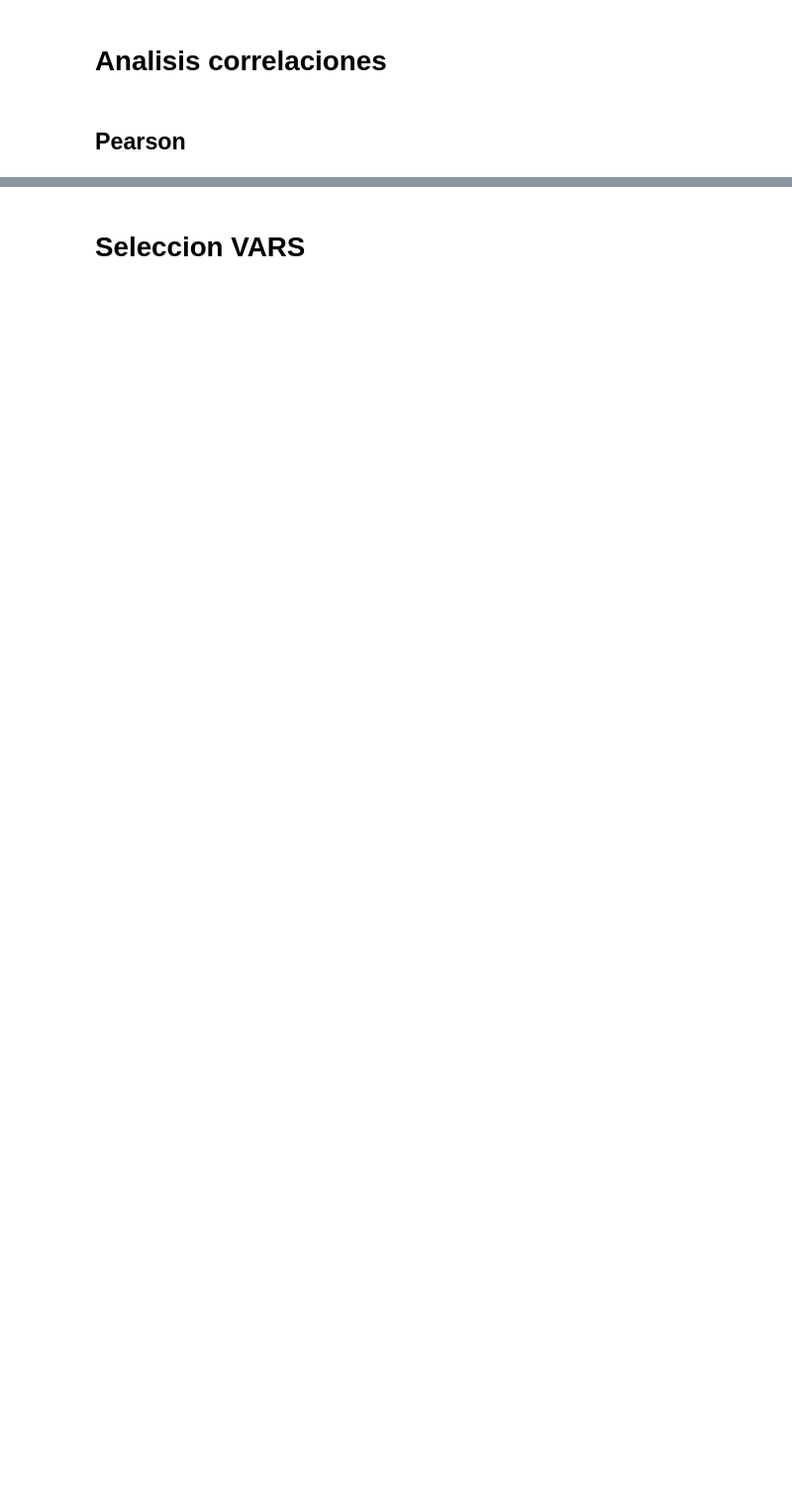
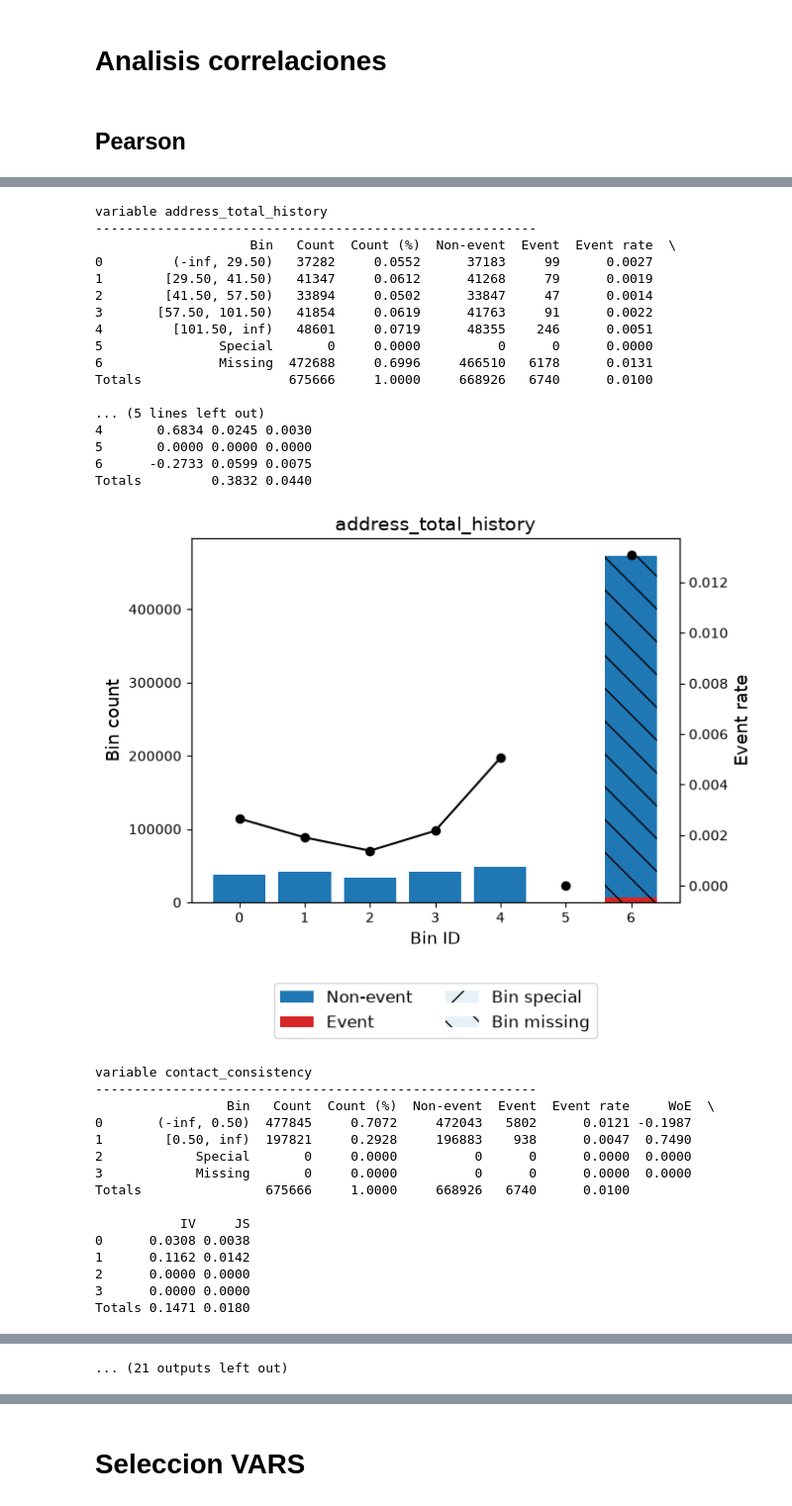
Before and after one commit to Renzuki123/breit-fraud-detection-globalbank, a Jupyter notebook: notebooks/04_feature_engineering.ipynb, the cells around one changed output, grey strips where cells are left out. Shown at 99% size. Saved outputs shown, nothing was run; the diff lists cells and outputs as text; code cells hidden in the pictures; blank space fills up the shorter version.

```diff
--- a/notebooks/04_feature_engineering.ipynb
+++ b/notebooks/04_feature_engineering.ipynb
@@ -877,0 +1322,15 @@ else:
+# %%
+df_num = train_data.select_dtypes(
+    include=[np.number]
+)
+
+df_corr = df_num.corr(
+    method="pearson"
+)
+
+salida_pearson = categorizar_asociaciones(
+    matriz=df_corr,
+    nombre_metrica="|Pearson|",
+    usar_abs=True,
+    imprimir=True
+)
@@ -1033,0 +1684,58 @@ for categoria, df in salida.items():
+# %%
+# ============================================================
+# 6. IV de variables involucradas en correlaciones altas
+# ============================================================
+
+df_iv_corr = plot_analisis(
+    data=train_data.copy(),
+    analysis_type="numerical",
+    analysis_columns=variables_corr_altas,
+    target="target",
+
+    # Aquí queremos recuperar TODAS para poder compararlas.
+    # El filtro IV >= 0.08 vendrá posteriormente.
+    umbral_iv=-1
+)
+
+df_iv_corr = (
+    df_iv_corr
+    .rename(columns={
+        "index": "variable"
+    })
+)
+
+display(df_iv_corr)
+# %% [output]
+variable address_total_history
+---------------------------------------------------------
+                    Bin   Count  Count (%)  Non-event  Event  Event rate  \
+0         (-inf, 29.50)   37282     0.0552      37183     99      0.0027
+1        [29.50, 41.50)   41347     0.0612      41268     79      0.0019
+2        [41.50, 57.50)   33894     0.0502      33847     47      0.0014
+3       [57.50, 101.50)   41854     0.0619      41763     91      0.0022
+4         [101.50, inf)   48601     0.0719      48355    246      0.0051
+5               Special       0     0.0000          0      0      0.0000
+6               Missing  472688     0.6996     466510   6178      0.0131
+Totals                   675666     1.0000     668926   6740      0.0100
+
+... (5 lines left out)
+4       0.6834 0.0245 0.0030
+5       0.0000 0.0000 0.0000
+6      -0.2733 0.0599 0.0075
+Totals         0.3832 0.0440
+[figure, added]
+variable contact_consistency
+---------------------------------------------------------
+                 Bin   Count  Count (%)  Non-event  Event  Event rate     WoE  \
+0       (-inf, 0.50)  477845     0.7072     472043   5802      0.0121 -0.1987
+1        [0.50, inf)  197821     0.2928     196883    938      0.0047  0.7490
+2            Special       0     0.0000          0      0      0.0000  0.0000
+3            Missing       0     0.0000          0      0      0.0000  0.0000
+Totals                675666     1.0000     668926   6740      0.0100
+
+           IV     JS
+0      0.0308 0.0038
+1      0.1162 0.0142
+2      0.0000 0.0000
+3      0.0000 0.0000
+Totals 0.1471 0.0180
@@ -1033,0 +1813 @@ for categoria, df in salida.items():
+... (21 outputs left out)
```
Also changed, not shown: parts of 119 cells of this notebook, 8 other files.
